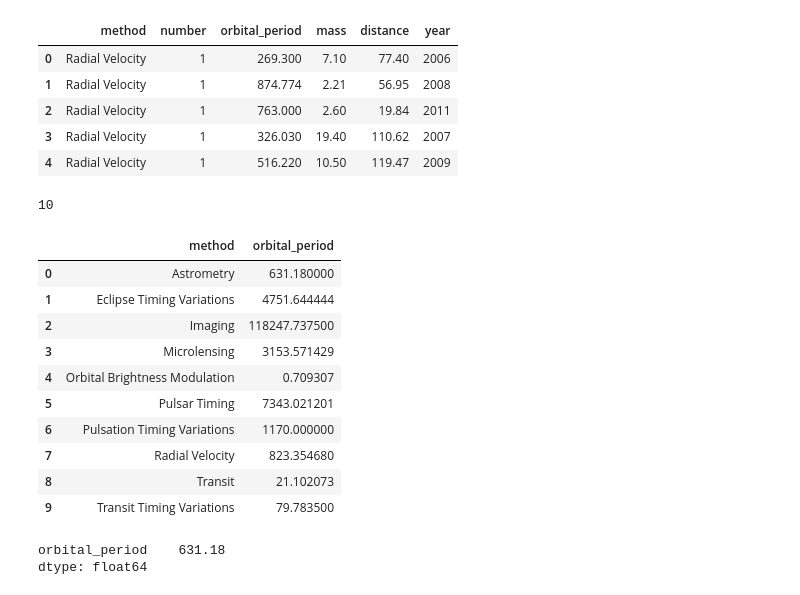
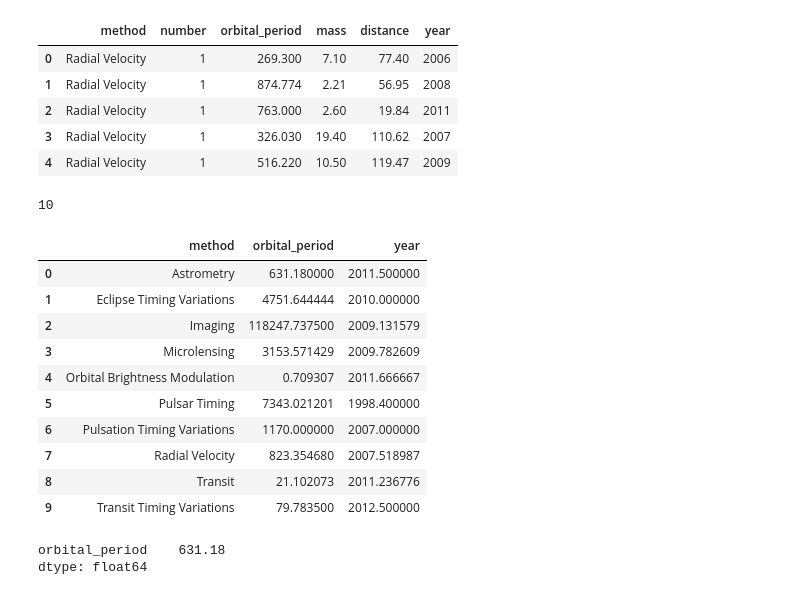
Before and after one commit to tonilocust/Data_Analyst, a Jupyter notebook: 2-Pandas/Teoría/8.Aggregation-and-Grouping.ipynb, the cells around one changed output. Drawn from its saved outputs; the diff is of its cells as text; code cells hidden in the pictures.

```diff
--- a/2-Pandas/Teoría/8.Aggregation-and-Grouping.ipynb
+++ b/2-Pandas/Teoría/8.Aggregation-and-Grouping.ipynb
@@ -243,22 +276,24 @@ planets.head()
 | 2 | Radial Velocity | 1 | 763.000 | 2.60 | 19.84 | 2011 |
 | 3 | Radial Velocity | 1 | 326.030 | 19.40 | 110.62 | 2007 |
 | 4 | Radial Velocity | 1 | 516.220 | 10.50 | 119.47 | 2009 |
-# %%
-len(planets['method'].unique())
-# %% [output]
-10
+# %%
+len(planets['method'].unique())
+
+# =planets['method'].nunique() no cuenta los nan, con len() si.
+# %% [output]
+10
 # %%
-planets.groupby('method', as_index=False)[['orbital_period']].mean()
+planets.groupby('method', as_index=False)[['orbital_period','year']].mean()
 # %% [output]
-|  | method | orbital_period |
-| 0 | Astrometry | 631.180000 |
-| 1 | Eclipse Timing Variations | 4751.644444 |
-| 2 | Imaging | 118247.737500 |
-| 3 | Microlensing | 3153.571429 |
-| 4 | Orbital Brightness Modulation | 0.709307 |
-| 5 | Pulsar Timing | 7343.021201 |
-| 6 | Pulsation Timing Variations | 1170.000000 |
-| 7 | Radial Velocity | 823.354680 |
-| 8 | Transit | 21.102073 |
-| 9 | Transit Timing Variations | 79.783500 |
+|  | method | orbital_period | year |
+| 0 | Astrometry | 631.180000 | 2011.500000 |
+| 1 | Eclipse Timing Variations | 4751.644444 | 2010.000000 |
+| 2 | Imaging | 118247.737500 | 2009.131579 |
+| 3 | Microlensing | 3153.571429 | 2009.782609 |
+| 4 | Orbital Brightness Modulation | 0.709307 | 2011.666667 |
+| 5 | Pulsar Timing | 7343.021201 | 1998.400000 |
+| 6 | Pulsation Timing Variations | 1170.000000 | 2007.000000 |
+| 7 | Radial Velocity | 823.354680 | 2007.518987 |
+| 8 | Transit | 21.102073 | 2011.236776 |
+| 9 | Transit Timing Variations | 79.783500 | 2012.500000 |
 # %%
```
Also changed, not shown: parts of 19 cells of this notebook.
